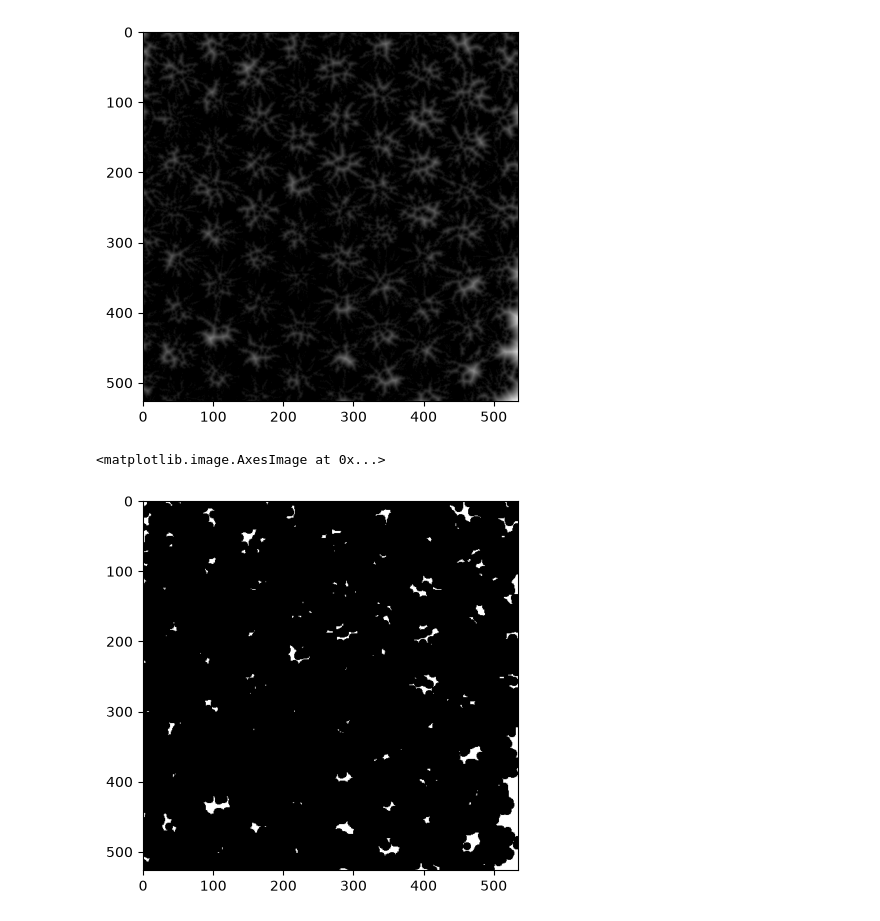
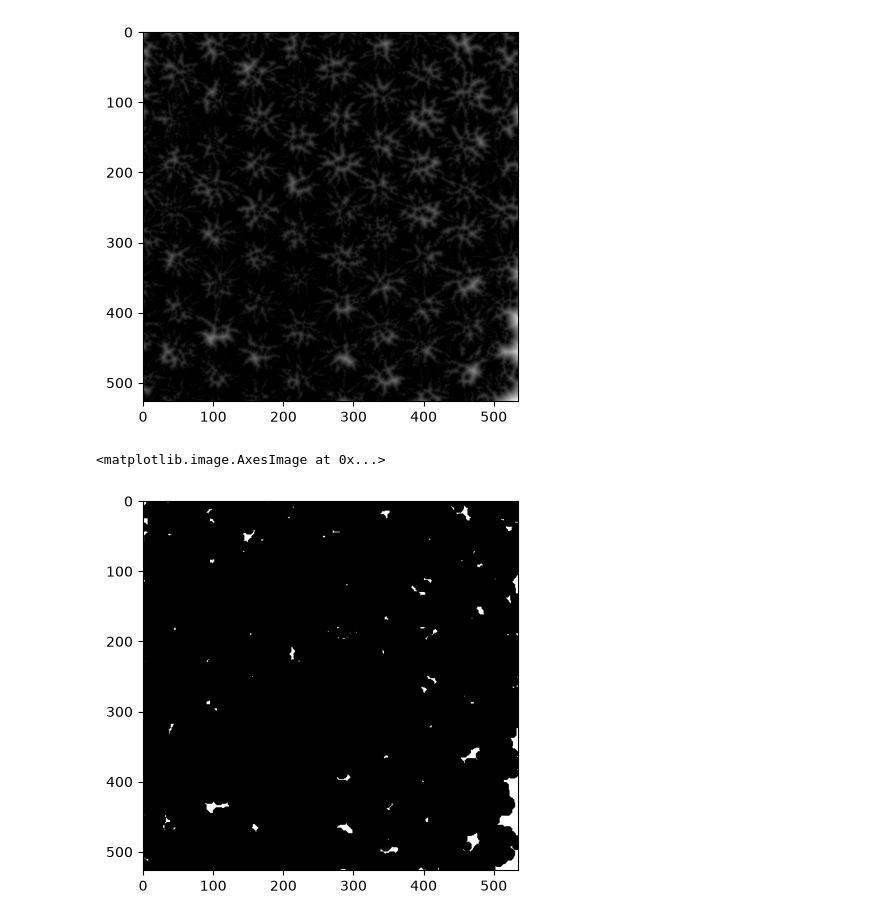
Before and after one commit to beb-ra/image_processing, a Jupyter notebook: task_4/task_4.ipynb, the cells around one changed output. Saved outputs shown, nothing was run; the diff lists cells and outputs as text; code cells hidden in the pictures.

```diff
--- a/task_4/task_4.ipynb
+++ b/task_4/task_4.ipynb
@@ -135,11 +135,11 @@ plt.imshow(dist, cmap="gray")
 <matplotlib.image.AxesImage at 0x...>
 [figure]
 # %%
-ret, sure_fg = cv2.threshold(dist, 0.25 * dist.max(), 255, cv2.THRESH_BINARY)
+ret, sure_fg = cv2.threshold(dist, 0.3 * dist.max(), 255, cv2.THRESH_BINARY)
 plt.imshow(sure_fg, cmap="gray")
 # %% [output]
 <matplotlib.image.AxesImage at 0x...>
-[figure, old version]
+[figure, new version]
 # %%
 sure_fg = sure_fg.astype(np.uint8)
 ret, markers = cv2.connectedComponents(sure_fg)
```
Also changed, not shown: parts of 3 cells of this notebook.
